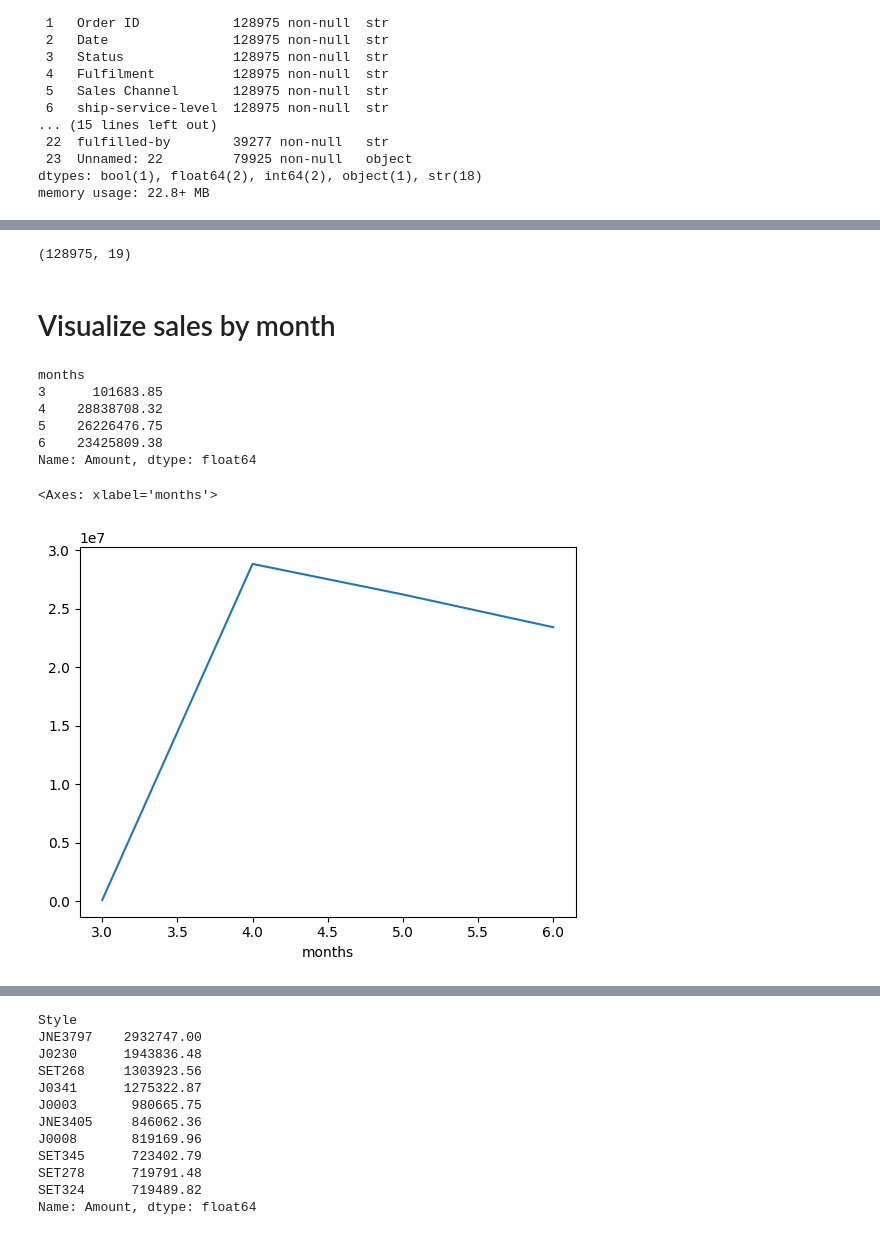
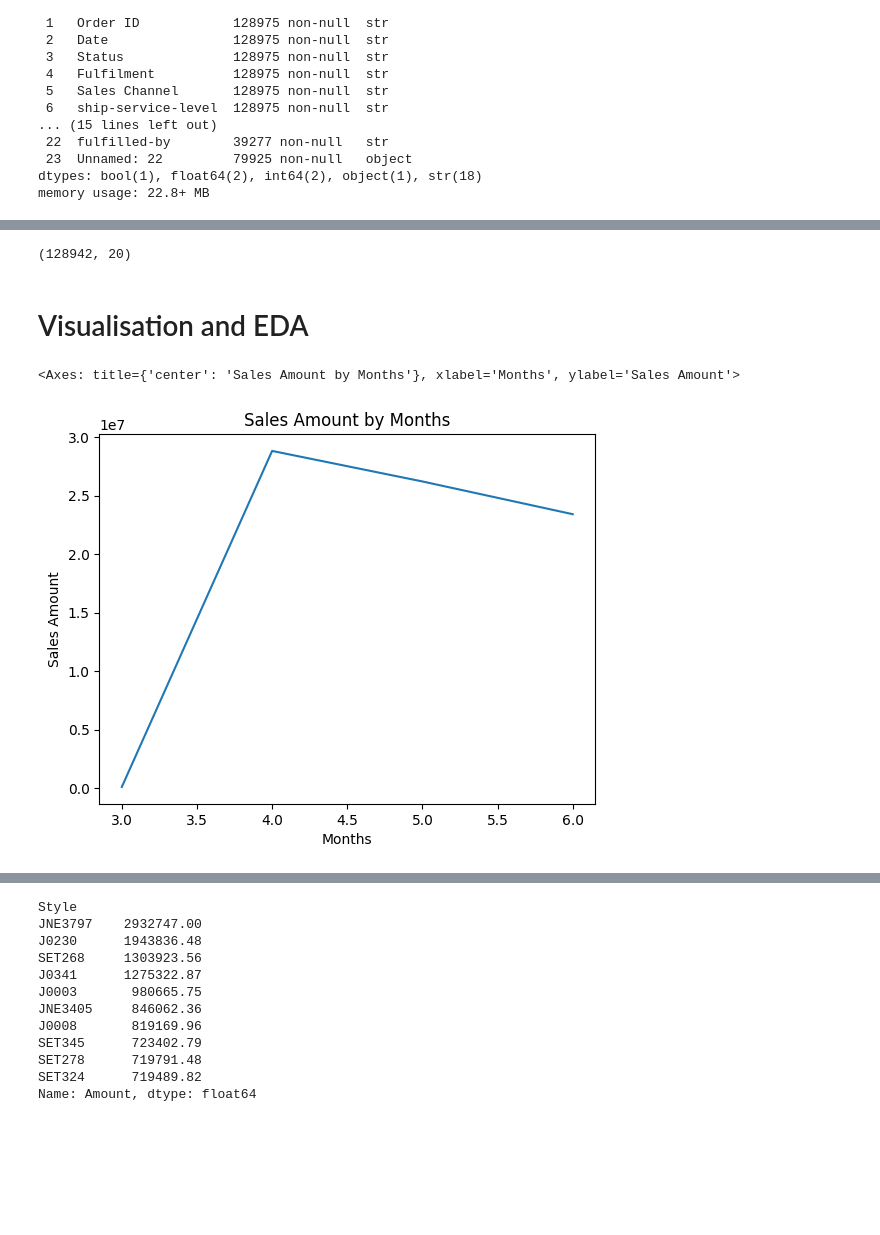
Before and after one commit to altamashfrgn472/Ecommerce-Sales-Analysis, a Jupyter notebook: notebooks/sales_analysis.ipynb, the cells around one changed output, grey strips where cells are left out. Saved outputs shown, nothing was run; the diff lists cells and outputs as text; code cells hidden in the pictures; blank space fills up the shorter version.

```diff
--- a/notebooks/sales_analysis.ipynb
+++ b/notebooks/sales_analysis.ipynb
@@ -79,8 +98,10 @@ data.shape
 # %%
-data['months'] = data['Date'].dt.month
+# making new Columns name with months and years
+data['months_num'] = data['Date'].dt.month
+data['months_name'] = data['Date'].dt.month_name()
 data['years'] = data['Date'].dt.year
 
 # check shape
 data.shape
 # %% [output]
-(128975, 19)
+(128942, 20)
@@ -87,18 +126,19 @@ data.shape
 # %% [markdown]
-# Visualize sales by month
+# Visualisation and EDA
-# %%
-data.groupby('months')['Amount'].sum()
-# %% [output]
-months
-3      101683.85
-4    28838708.32
-5    26226476.75
-6    23425809.38
-Name: Amount, dtype: float64
 # %%
 # Bar Graph
 
-data.groupby('months')['Amount'].sum().plot(kind='line')
+data.groupby('months_num')['Amount'].sum().plot(kind='line',
+                                            title = 'Sales Amount by Months',
+                                            xlabel = 'Months',
+                                            ylabel = 'Sales Amount')
+
+# data.groupby('months')['Amount'].sum().plot(kind='line')
+# plt.title('Total sales Amount by Months')
+# plt.xlabel('Months')
+# plt.ylabel('Sales Amount')
+
+# plt.show()
 # %% [output]
-<Axes: xlabel='months'>
+<Axes: title={'center': 'Sales Amount by Months'}, xlabel='Months', ylabel='Sales Amount'>
-[figure, old version]
+[figure, new version]
```
Also changed, not shown: parts of 50 cells of this notebook, 6 other files.
